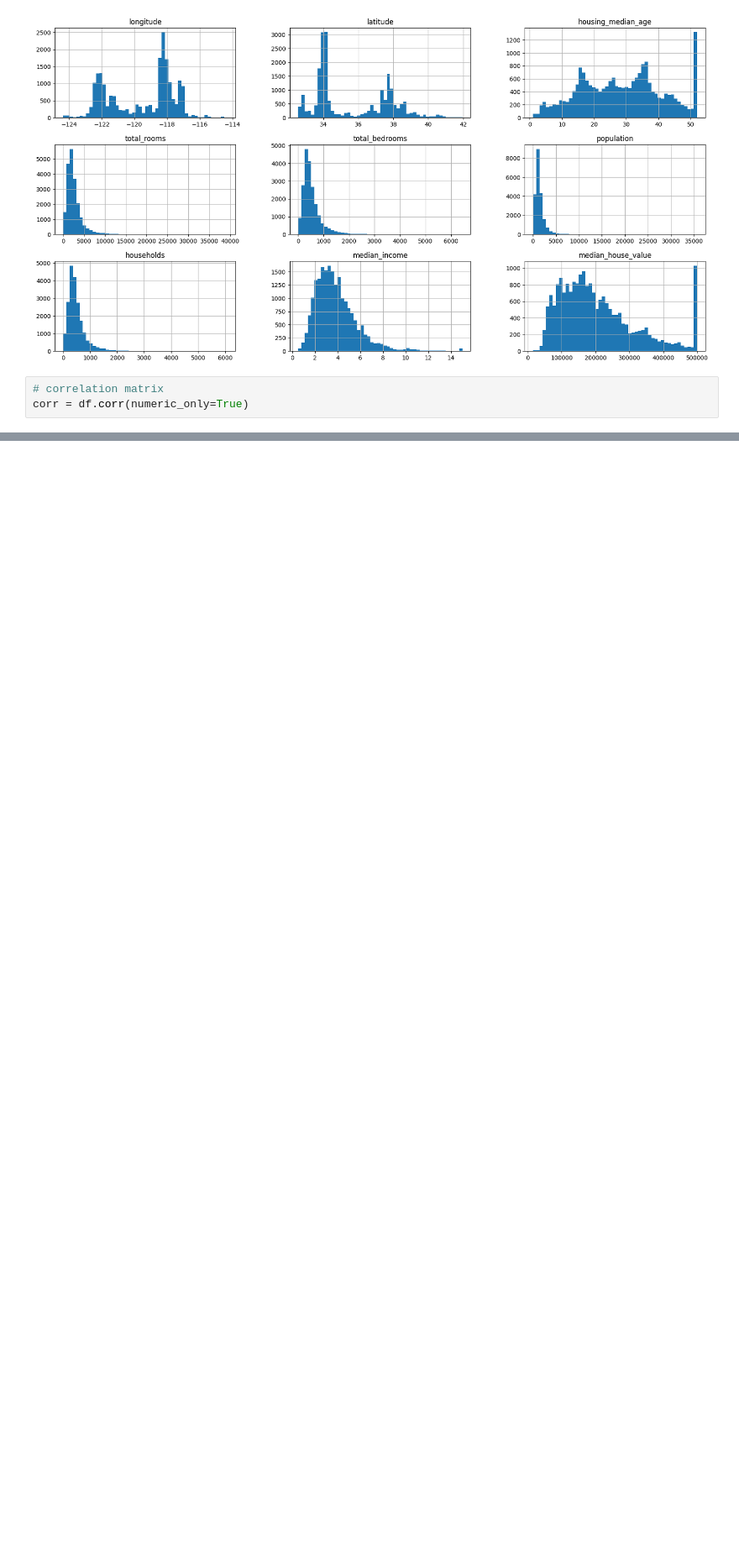
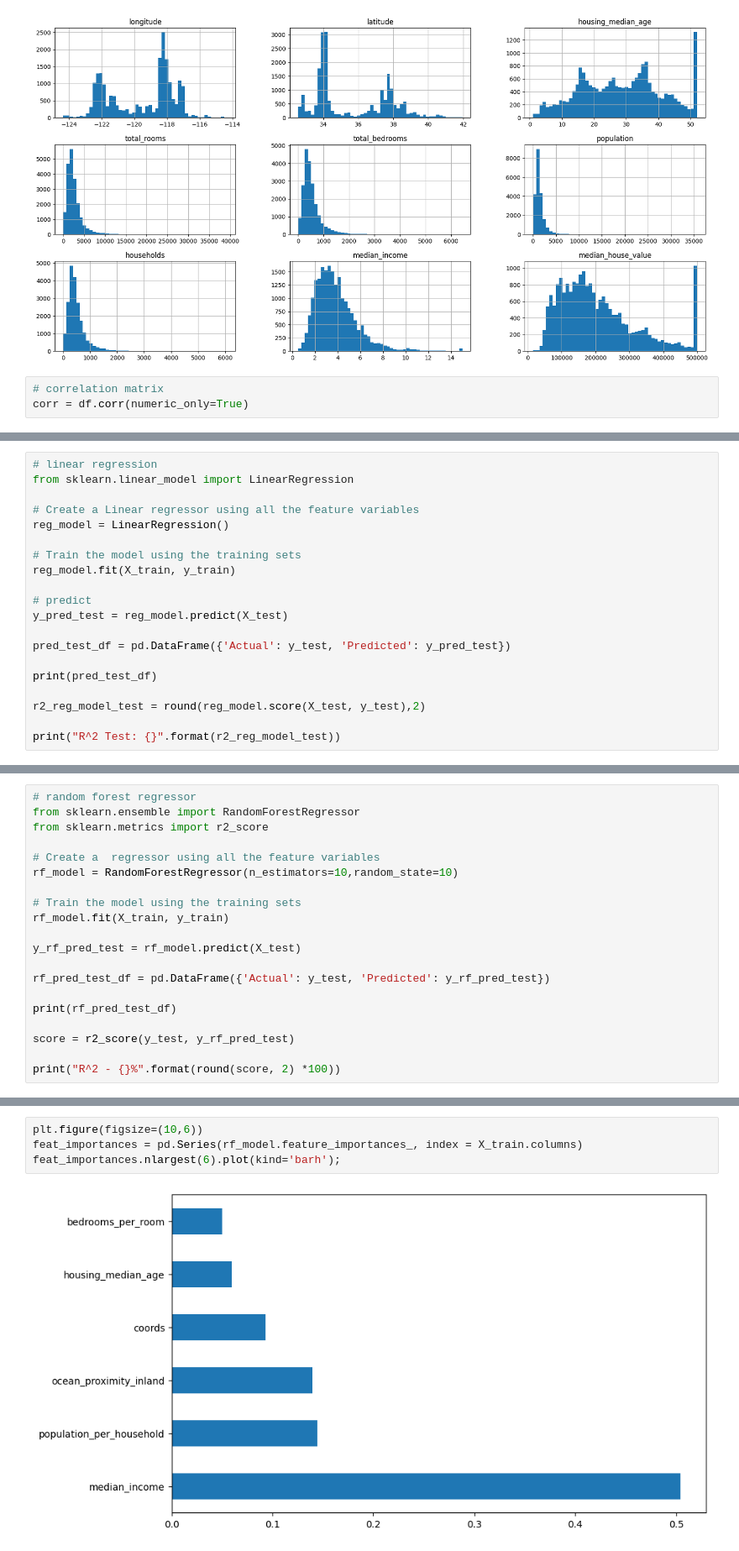
Before and after one commit to nafiul-nipu/AI-Machine-Learning-Practice, a Jupyter notebook: AI_Foundations_ML/CAHousingPrediction.ipynb, the cells around one changed output, grey strips where cells are left out. Shown: that part at 84% size. Cells and saved outputs as stored; diff of their text form; blank space fills up the shorter version.

```diff
--- a/AI_Foundations_ML/CAHousingPrediction.ipynb
+++ b/AI_Foundations_ML/CAHousingPrediction.ipynb
@@ -62,0 +241,20 @@ plt.show()
+# %%
+# linear regression
+from sklearn.linear_model import LinearRegression
+
+# Create a Linear regressor using all the feature variables
+reg_model = LinearRegression()
+
+# Train the model using the training sets
+reg_model.fit(X_train, y_train)
+
+# predict
+y_pred_test = reg_model.predict(X_test)
+
+pred_test_df = pd.DataFrame({'Actual': y_test, 'Predicted': y_pred_test})
+
+print(pred_test_df)
+
+r2_reg_model_test = round(reg_model.score(X_test, y_test),2)
+
+print("R^2 Test: {}".format(r2_reg_model_test))
@@ -62,0 +277,20 @@ plt.show()
+# %%
+# random forest regressor
+from sklearn.ensemble import RandomForestRegressor
+from sklearn.metrics import r2_score
+
+# Create a  regressor using all the feature variables
+rf_model = RandomForestRegressor(n_estimators=10,random_state=10)
+
+# Train the model using the training sets
+rf_model.fit(X_train, y_train)
+
+y_rf_pred_test = rf_model.predict(X_test)
+
+rf_pred_test_df = pd.DataFrame({'Actual': y_test, 'Predicted': y_rf_pred_test})
+
+print(rf_pred_test_df)
+
+score = r2_score(y_test, y_rf_pred_test)
+
+print("R^2 - {}%".format(round(score, 2) *100))
@@ -62,0 +313,6 @@ plt.show()
+# %%
+plt.figure(figsize=(10,6))
+feat_importances = pd.Series(rf_model.feature_importances_, index = X_train.columns)
+feat_importances.nlargest(6).plot(kind='barh');
+# %% [output]
+[figure, added]
```
Also changed, not shown: parts of 15 cells of this notebook.
